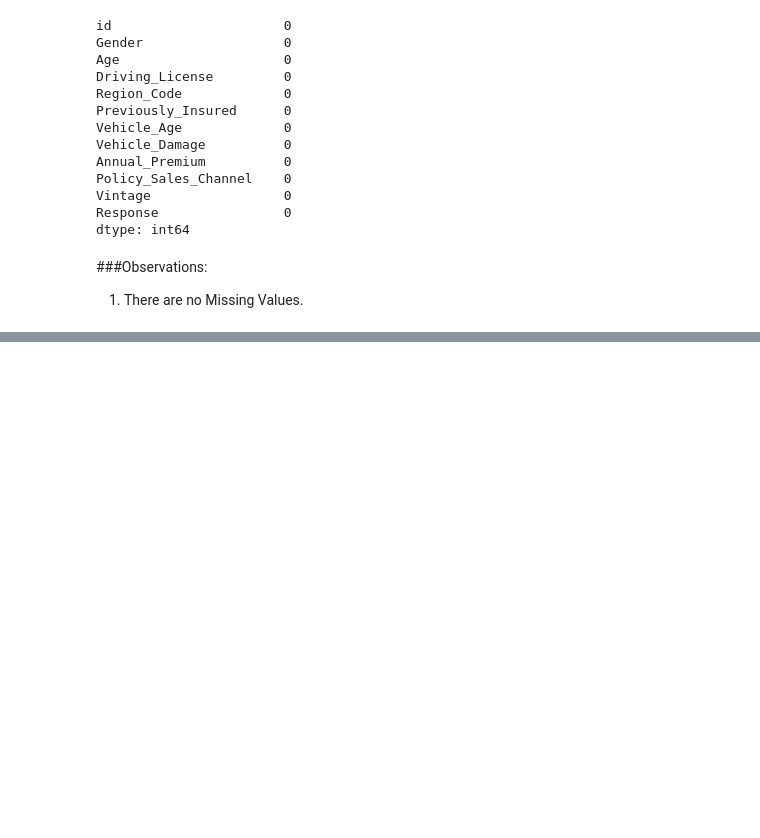
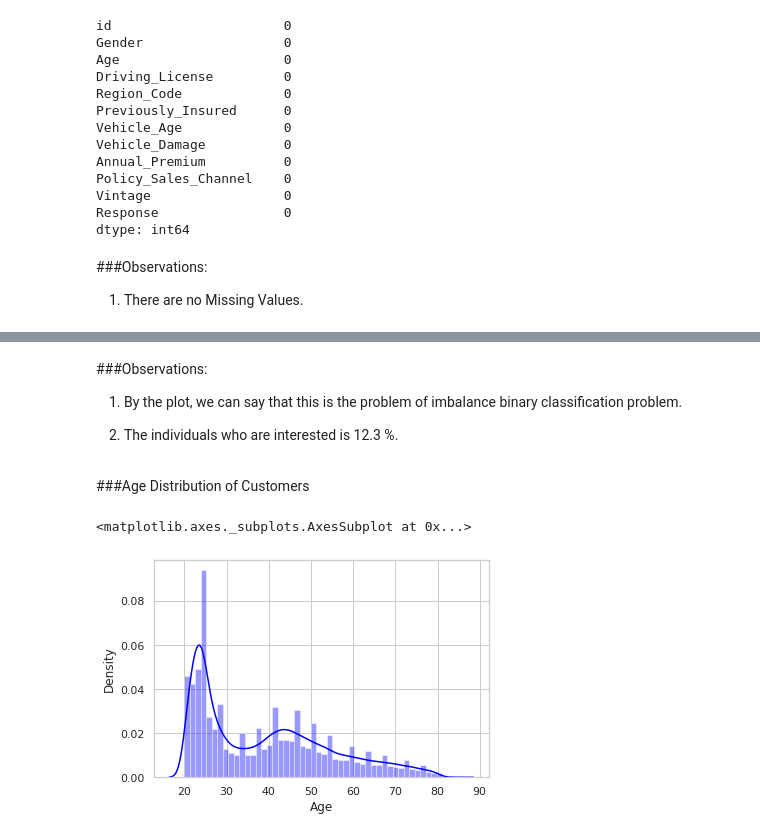
Before and after one commit to shu-nya/Health-Insurance-Cross-Sell-Prediction, a Jupyter notebook: HEALTH_INSURANCE_CROSS_SELL_PREDICTION.ipynb, the cells around one changed output, grey strips where cells are left out. Saved outputs shown, nothing was run; the diff lists cells and outputs as text; code cells hidden in the pictures; blank space fills up the shorter version.

```diff
--- a/HEALTH_INSURANCE_CROSS_SELL_PREDICTION.ipynb
+++ b/HEALTH_INSURANCE_CROSS_SELL_PREDICTION.ipynb
@@ -156,0 +191,15 @@ dtype: int64
+# %% [markdown]
+###Observations:
+
+1. By the plot, we can say that this is the problem of imbalance binary classification problem.
+
+2. The individuals who are interested is 12.3 %.
+# %% [markdown]
+###Age Distribution of Customers
+# %%
+# Age distribution of Customers
+
+sns.distplot(df.Age, color='blue')
+# %% [output]
+<matplotlib.axes._subplots.AxesSubplot at 0x...>
+[figure, added]
```
Also changed, not shown: parts of 8 cells of this notebook.
